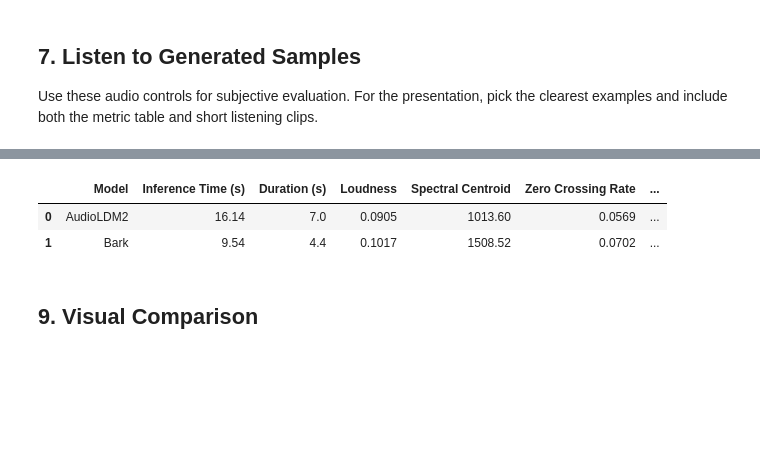
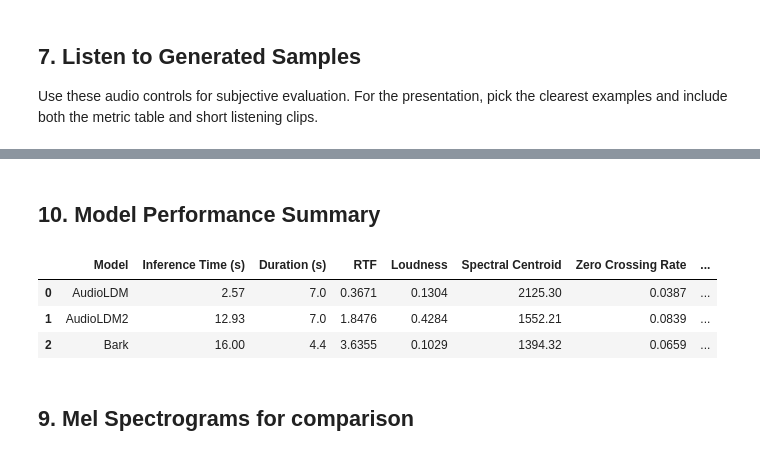
Before and after one commit to DomingoFox/deep_learning_text_to_speech_comparison, a Jupyter notebook: text_to_speech_comparison.ipynb, the cells around one changed output, grey strips where cells are left out. Drawn from its saved outputs; the diff is of its cells as text; code cells hidden in the pictures; blank space fills up the shorter version.

```diff
--- a/text_to_speech_comparison.ipynb
+++ b/text_to_speech_comparison.ipynb
@@ -330,0 +526,16 @@ Bark | short_clear: 9.5s -> outputs\Bark_short_clear.wav
+# %%
+if RUN_TANGOFLUX:
+    tangoflux_model = None
+    try:
+        tangoflux_model = load_tangoflux()
+        model_status['TangoFlux'] = 'ready'
+
+        for item in speech_tests[:MAX_TESTS]:
+            audio, sr, elapsed = run_tangoflux_item(tangoflux_model, item)
+            record_result('TangoFlux', item, audio, sr, elapsed)
+    except Exception as error:
+        model_status['TangoFlux'] = str(error)
+        print('TangoFlux failed:', error)
+    finally:
+        del tangoflux_model
+        clear_gpu_memory()
@@ -365,29 +830,48 @@ These metrics do not replace human listening. They are useful for reproducible c
+# %% [markdown]
+## 10. Model Performance Summary
 # %%
 summary_rows = []
 
 for model_name in metrics.results:
     summary = metrics.get_summary(model_name)
+
+    # Average CLAP, UTMOS, DNSMOS scores across all test ids for this model
+    model_clap_scores = [v for (m, t), v in clap_lookup.items() if m == model_name]
+    avg_clap = round(sum(model_clap_scores) / len(model_clap_scores), 4) if model_clap_scores else None
+
+    model_utmos_scores = [v for (m, t), v in utmos_lookup.items() if m == model_name]
+    avg_utmos = round(sum(model_utmos_scores) / len(model_utmos_scores), 4) if model_utmos_scores else None
+
+    # RTF = inference_time / audio_duration, lower is better
+    avg_inference = summary['avg_inference_time']
+    avg_duration = summary['avg_duration']
+    rtf = round(avg_inference / avg_duration, 4) if avg_duration > 0 else None
+
     summary_rows.append({
         'Model': model_name,
         'Inference Time (s)': round(summary['avg_inference_time'], 2),
         'Duration (s)': round(summary['avg_duration'], 2),
+        'RTF': rtf,  # <1 means faster than real-time, >1 means slower
         'Loudness': round(summary['avg_loudness'], 4),
         'Spectral Centroid': round(summary['avg_spectral_centroid'], 2),
         'Zero Crossing Rate': round(summary['avg_zero_crossing_rate'], 4),
-        'Temporal Variance': round(summary['avg_temporal_variance'], 4)
+        'Temporal Variance': round(summary['avg_temporal_variance'], 4),
+        'CLAP Score': avg_clap,
+        'UTMOS Score': avg_utmos
     })
 
 summary_df = pd.DataFrame(summary_rows)
 
 if summary_df.empty:
     print('No metrics available.')
 else:
     display(summary_df)
     summary_df.to_csv(OUTPUT_DIR / 'comparison_results.csv', index=False)
     generated_df.to_csv(OUTPUT_DIR / 'generated_audio_index.csv', index=False)
 # %% [output]
-|  | Model | Inference Time (s) | Duration (s) | Loudness | Spectral Centroid | Zero Crossing Rate | ... |
-| 0 | AudioLDM2 | 16.14 | 7.0 | 0.0905 | 1013.60 | 0.0569 | ... |
-| 1 | Bark | 9.54 | 4.4 | 0.1017 | 1508.52 | 0.0702 | ... |
+|  | Model | Inference Time (s) | Duration (s) | RTF | Loudness | Spectral Centroid | Zero Crossing Rate | ... |
+| 0 | AudioLDM | 2.57 | 7.0 | 0.3671 | 0.1304 | 2125.30 | 0.0387 | ... |
+| 1 | AudioLDM2 | 12.93 | 7.0 | 1.8476 | 0.4284 | 1552.21 | 0.0839 | ... |
+| 2 | Bark | 16.00 | 4.4 | 3.6355 | 0.1029 | 1394.32 | 0.0659 | ... |
-# %% [markdown]
-## 9. Visual Comparison
+# %% [markdown]
+## 9. Mel Spectrograms for comparison
```
Also changed, not shown: parts of 32 cells of this notebook.
